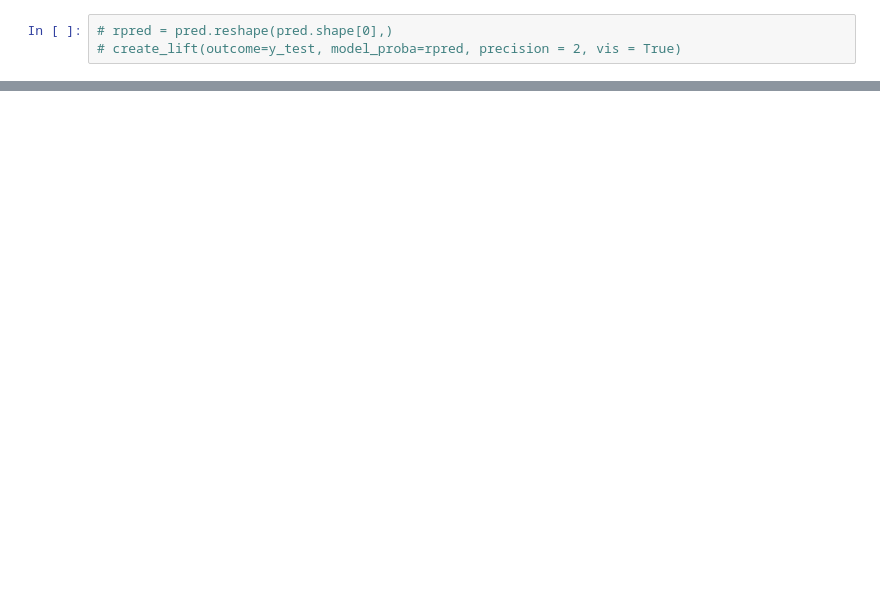
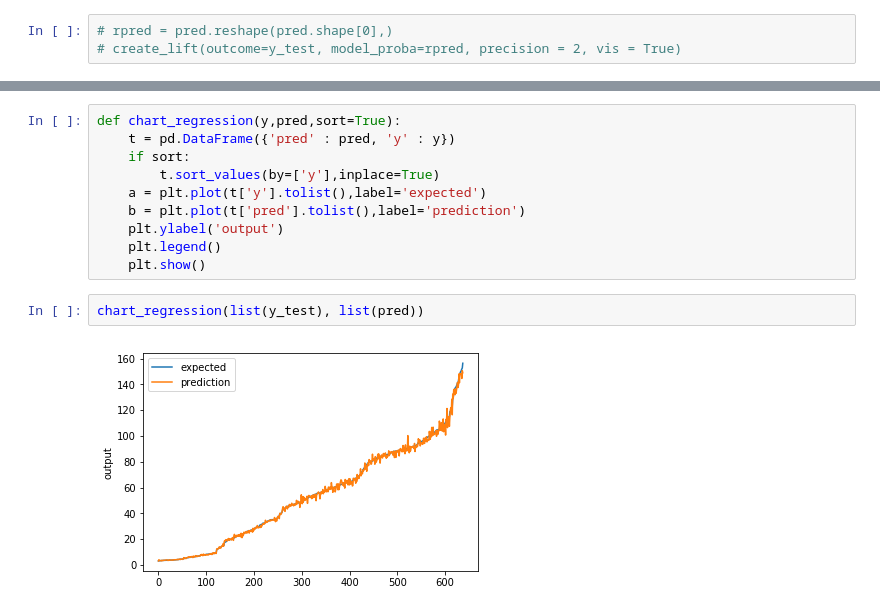
Before and after one commit to Udaysony/Stock-market-Prediction, a Jupyter notebook: Stock_prediction.ipynb, the cells around one changed output, grey strips where cells are left out. Drawn from its saved outputs; the diff is of its cells as text; blank space fills up the shorter version.

```diff
--- a/Stock_prediction.ipynb
+++ b/Stock_prediction.ipynb
@@ -259,0 +239,14 @@ plt.show()
+# %%
+def chart_regression(y,pred,sort=True):
+    t = pd.DataFrame({'pred' : pred, 'y' : y})
+    if sort:
+        t.sort_values(by=['y'],inplace=True)
+    a = plt.plot(t['y'].tolist(),label='expected')
+    b = plt.plot(t['pred'].tolist(),label='prediction')
+    plt.ylabel('output')
+    plt.legend()
+    plt.show()
+# %%
+chart_regression(list(y_test), list(pred))
+# %% [output]
+[figure, added]
```
Also changed, not shown: parts of 15 cells of this notebook.
